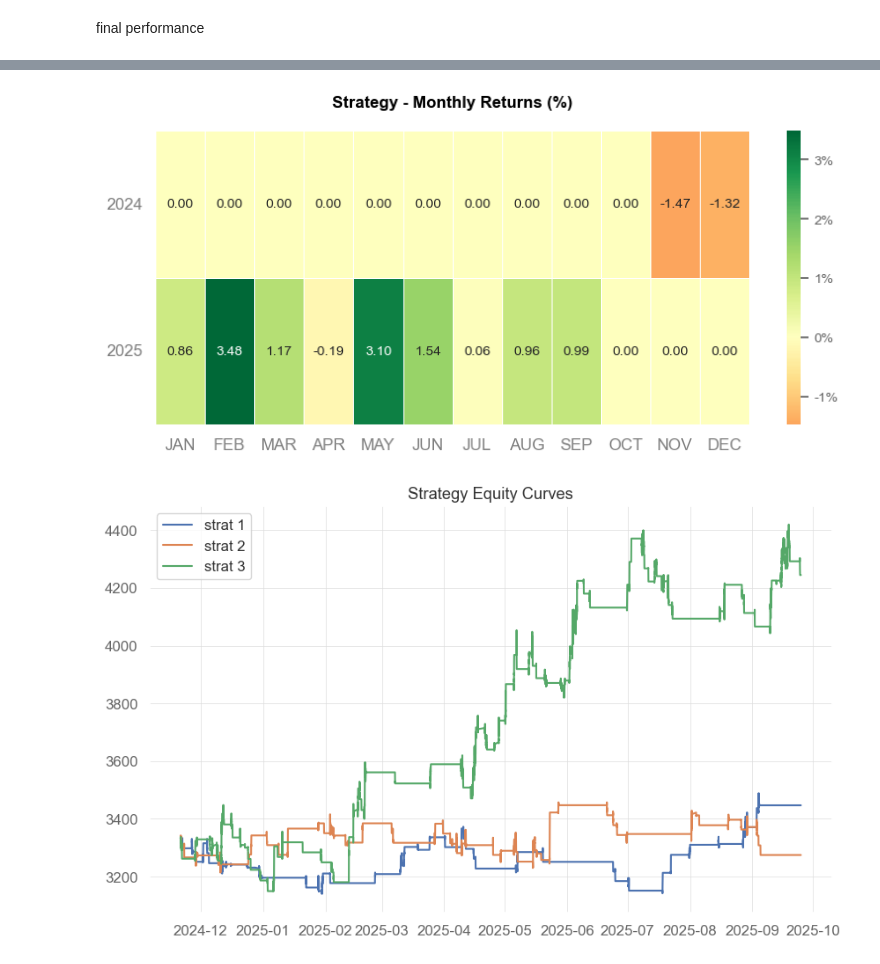
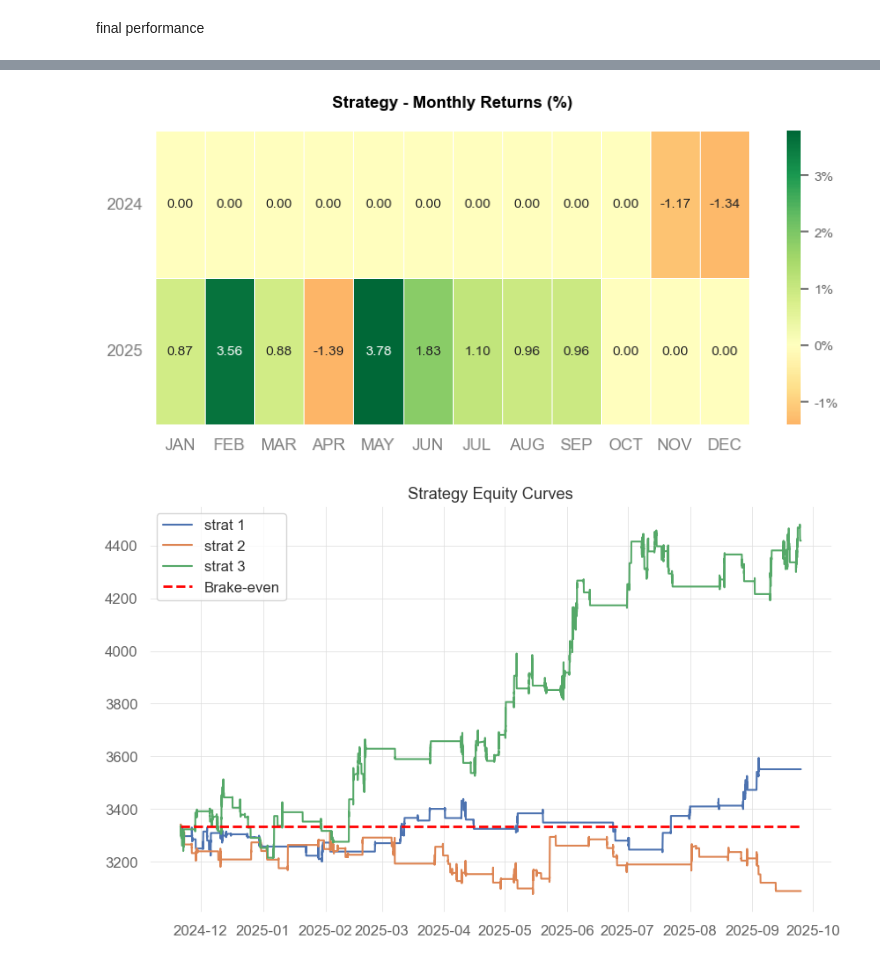
Before and after one commit to AmjadSaidam/FTMO-MT5-Trading-Bot, a Jupyter notebook: notebooks/backtest.ipynb, the cells around one changed output, grey strips where cells are left out. Drawn from its saved outputs; the diff is of its cells as text; code cells hidden in the pictures.

```diff
--- a/notebooks/backtest.ipynb
+++ b/notebooks/backtest.ipynb
@@ -175,8 +238,8 @@ def run_wfa(data: pd.DataFrame,
     """
     """
     # env variables
-    frac_risked = 0.02
-    consec_losses = 2
+    frac_risked = 0.01
+    consec_losses = 3
 
     # results
     eval_adj_returns = np.array([])
@@ -476,6 +538,7 @@ with warnings.catch_warnings():
     plt.plot(eval_index, eq_strat_1, label = 'strat 1')
     plt.plot(eval_index, eq_strat_2, label = 'strat 2')
     plt.plot(eval_index, eq_strat_3, label = 'strat 3')
+    plt.hlines(account_balance_per_strat, eval_index[0], eval_index[-1], color = 'red', linestyles = '--', linewidth = 2, label = 'Brake-even')
     plt.legend()
     plt.show()
     # returns
@@ -491,7 +554,7 @@ with warnings.catch_warnings():
     plt.plot(eval_index, log_vol(wfa_payloads['wfa_strat_0']['volume_lots']), label = 'strat 1')
     plt.plot(eval_index, log_vol(wfa_payloads['wfa_strat_1']['volume_lots']), label = 'strat 2')
     plt.plot(eval_index, log_vol(wfa_payloads['wfa_strat_2']['volume_lots']), label = 'strat 3')
-    plt.hlines(0.01, eval_index[0], eval_index[-1], color = 'red', linestyle = '--', linewidth = 2)
+    plt.hlines(0.01, eval_index[0], eval_index[-1], color = 'red', linestyle = '--', linewidth = 2, label = 'Min account balance')
     plt.legend()
     plt.show()
 # %% [output]
@@ -499,2 +562,2 @@ with warnings.catch_warnings():
-[figure, old version]
+[figure, new version]
-[figure, old version]
+[figure, new version]
```
Also changed, not shown: parts of 11 cells of this notebook.
